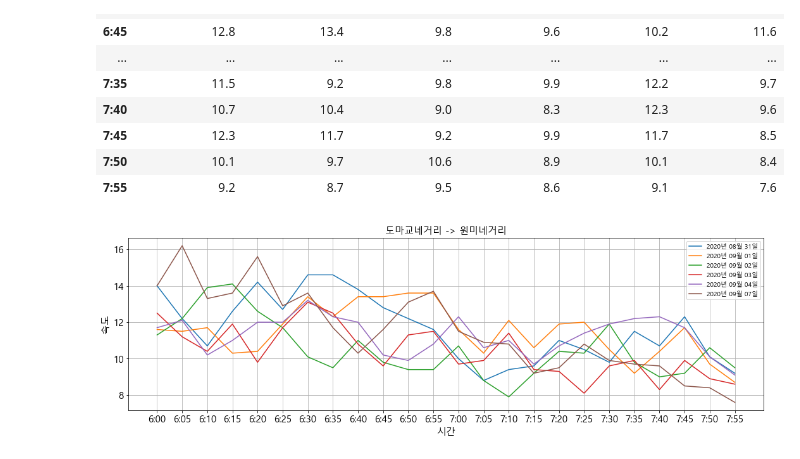
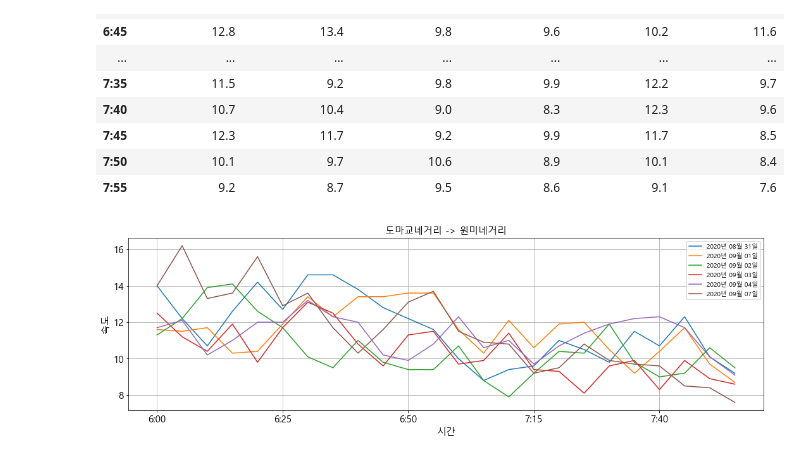
Before and after one commit to YueunKim/Project_Shortest-Distance, a Jupyter notebook: Visualization.ipynb, the cells around one changed output. Saved outputs shown, nothing was run; the diff lists cells and outputs as text; code cells hidden in the pictures.

```diff
--- a/Visualization.ipynb
+++ b/Visualization.ipynb
@@ -113,13 +113,13 @@ df_t
 # %%
 xtext = df_t.index
 # %%
-ax = df_t.plot(title='도마교네거리->원미네거리', figsize=(18, 5), legend=True, fontsize=15)
+df_t.plot(title='도마교네거리->원미네거리', figsize=(18, 5), legend=True, fontsize=15)
 plt.grid()
 plt.legend()
 plt.title("도마교네거리 -> 원미네거리",fontsize=15)
 plt.xlabel("시간",fontsize=15)
 plt.ylabel("속도",fontsize=15)
-plt.xticks(range(0,len(xtext)), xtext)
+# plt.xticks(range(0,len(xtext)), xtext)
 plt.show()
 # %% [output]
-[figure, old version]
+[figure, new version]
```
